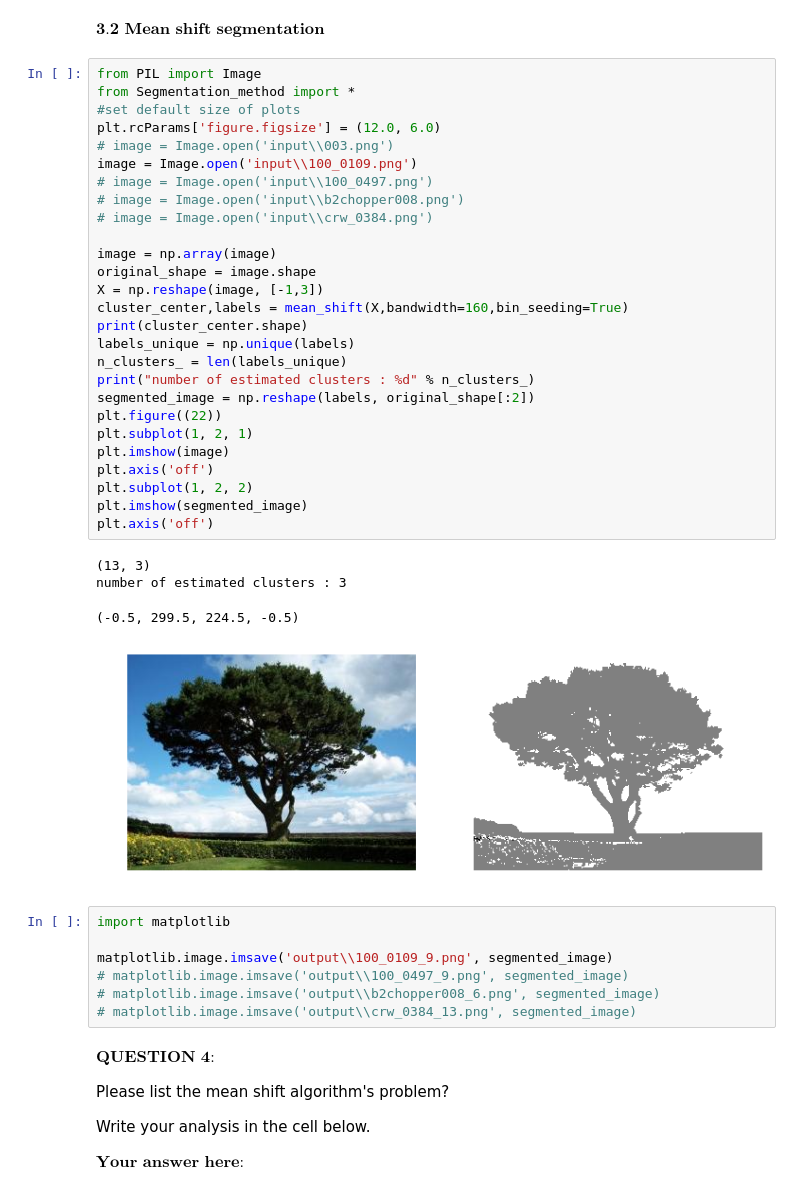
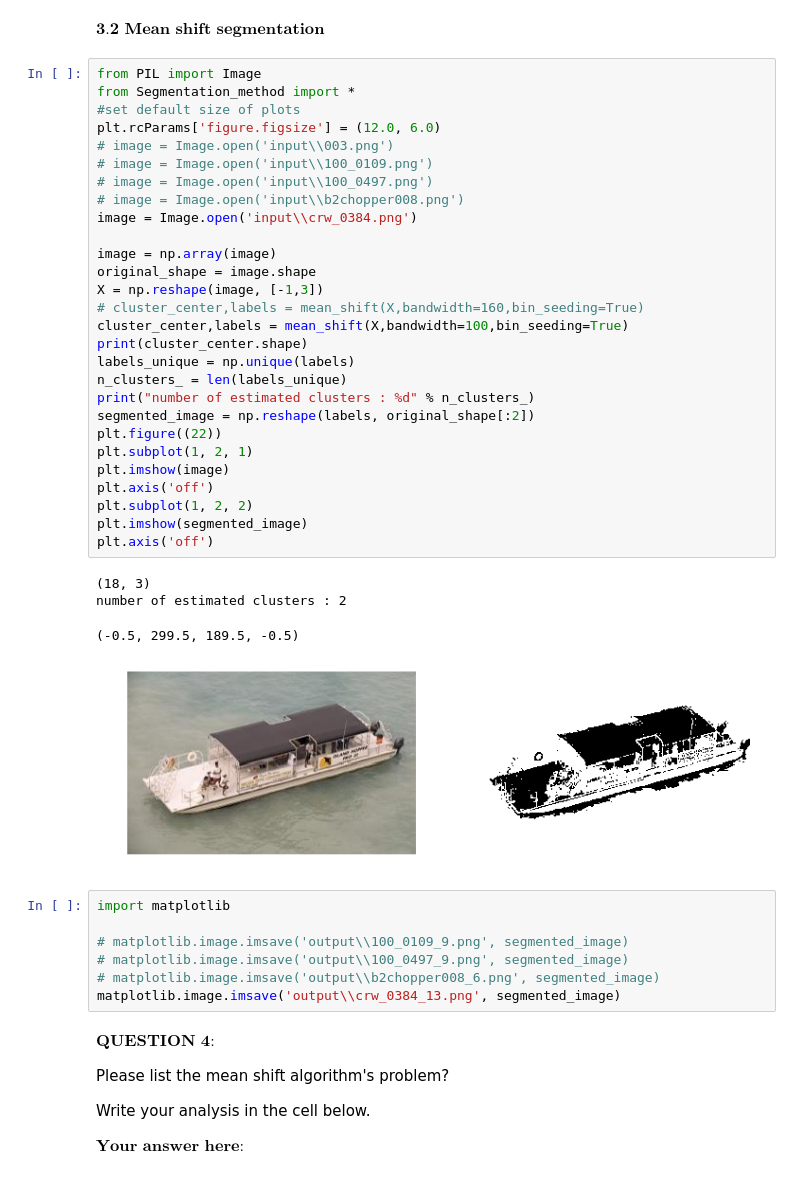
Before and after one commit to yingchen0505/cs4243, a Jupyter notebook: Assignment-2/Segmentation.ipynb, the cells around one changed output. Cells and saved outputs as stored; diff of their text form.

Commit message:
more images

```diff
--- a/Assignment-2/Segmentation.ipynb
+++ b/Assignment-2/Segmentation.ipynb
@@ -345,42 +342,43 @@ $\textbf{3.2 Mean shift segmentation}$
 # %%
 from PIL import Image
 from Segmentation_method import *
 #set default size of plots
 plt.rcParams['figure.figsize'] = (12.0, 6.0)
 # image = Image.open('input\\003.png')
-image = Image.open('input\\100_0109.png')
+# image = Image.open('input\\100_0109.png')
 # image = Image.open('input\\100_0497.png')
 # image = Image.open('input\\b2chopper008.png')
-# image = Image.open('input\\crw_0384.png')
+image = Image.open('input\\crw_0384.png')
 
 image = np.array(image)
 original_shape = image.shape
 X = np.reshape(image, [-1,3])
-cluster_center,labels = mean_shift(X,bandwidth=160,bin_seeding=True)
+# cluster_center,labels = mean_shift(X,bandwidth=160,bin_seeding=True)
+cluster_center,labels = mean_shift(X,bandwidth=100,bin_seeding=True)
 print(cluster_center.shape)
 labels_unique = np.unique(labels)
 n_clusters_ = len(labels_unique)
 print("number of estimated clusters : %d" % n_clusters_)
 segmented_image = np.reshape(labels, original_shape[:2])
 plt.figure((22))
 plt.subplot(1, 2, 1)
 plt.imshow(image)
 plt.axis('off')
 plt.subplot(1, 2, 2)
 plt.imshow(segmented_image)
 plt.axis('off')
 # %% [output]
-(13, 3)
-number of estimated clusters : 3
+(18, 3)
+number of estimated clusters : 2
-(-0.5, 299.5, 224.5, -0.5)
+(-0.5, 299.5, 189.5, -0.5)
-[figure, old version]
+[figure, new version]
 # %%
 import matplotlib
 
-matplotlib.image.imsave('output\\100_0109_9.png', segmented_image)
+# matplotlib.image.imsave('output\\100_0109_9.png', segmented_image)
 # matplotlib.image.imsave('output\\100_0497_9.png', segmented_image)
 # matplotlib.image.imsave('output\\b2chopper008_6.png', segmented_image)
-# matplotlib.image.imsave('output\\crw_0384_13.png', segmented_image)
+matplotlib.image.imsave('output\\crw_0384_13.png', segmented_image)
 # %% [markdown]
 $\textbf{QUESTION 4:}$
 
```
Also changed, not shown: parts of 2 cells of this notebook, 2 other files.
